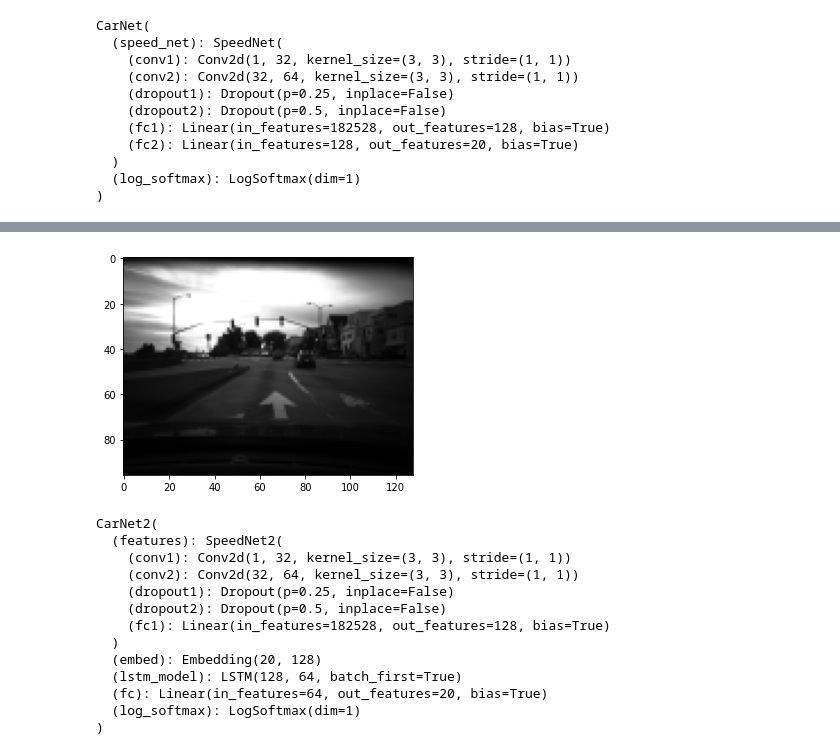
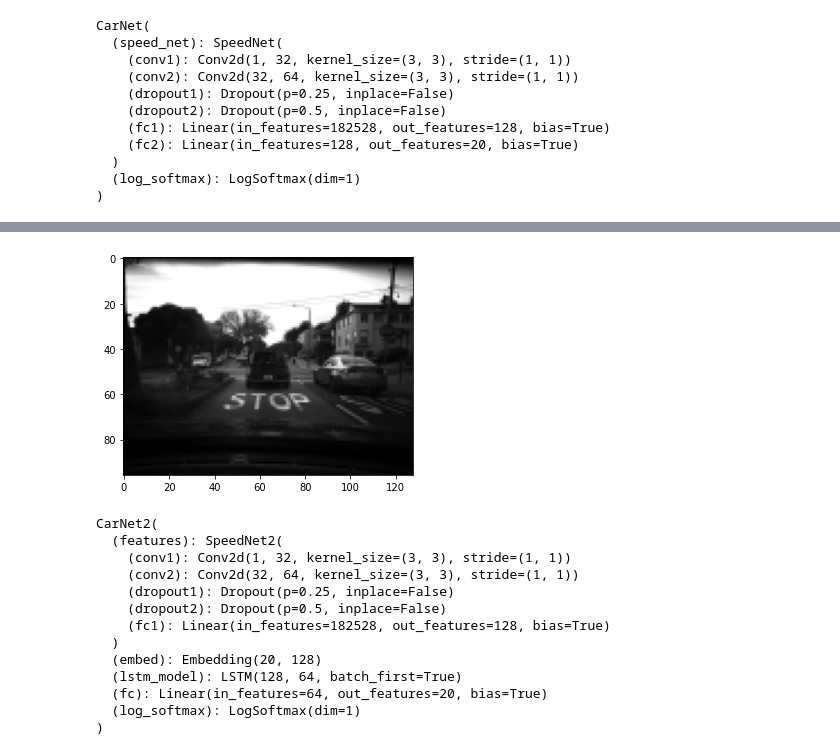
Before and after one commit to seifeddinedridi/machine-learning-fun, a Jupyter notebook: speed_challenge/predict_car_speed.ipynb, the cells around one changed output, grey strips where cells are left out. Drawn from its saved outputs; the diff is of its cells as text; code cells hidden in the pictures.

```diff
--- a/speed_challenge/predict_car_speed.ipynb
+++ b/speed_challenge/predict_car_speed.ipynb
@@ -201,7 +193,7 @@ model.eval()
 # ftype = torch.FloatTensor
 # ltype = torch.LongTensor
 model.to(device)
-test_image_index = 0
+test_image_index = 1024
 test_image = train_images[test_image_index]
 actual_speed = train_labels[test_image_index]
 pylab.imshow(test_image, cmap='gray')
@@ -223,4 +215,4 @@ Mean Squared Error Loss: 30.91134079707632
-[figure, old version]
+[figure, new version]
 # %%
 class SpeedNet2(nn.Module):
     def __init__(self):
```
Also changed, not shown: parts of 6 cells of this notebook.
